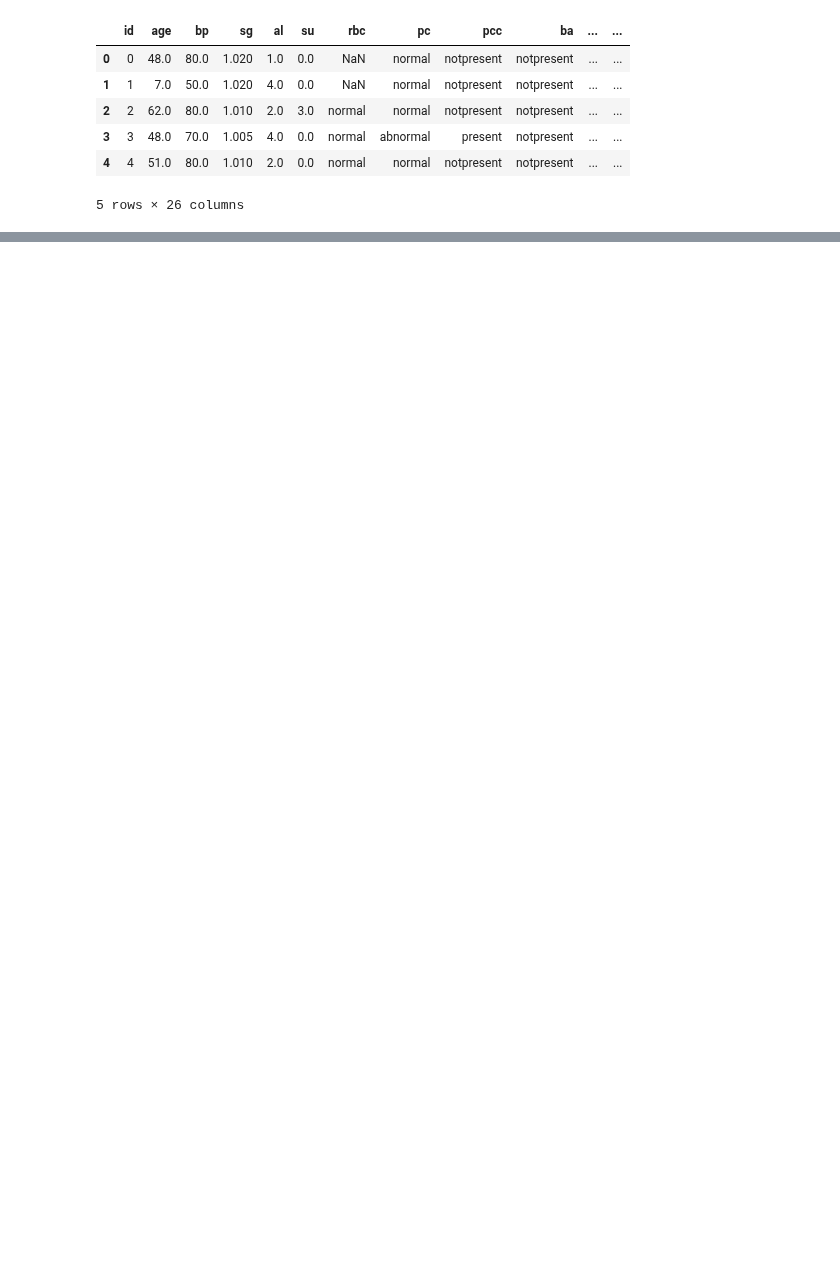
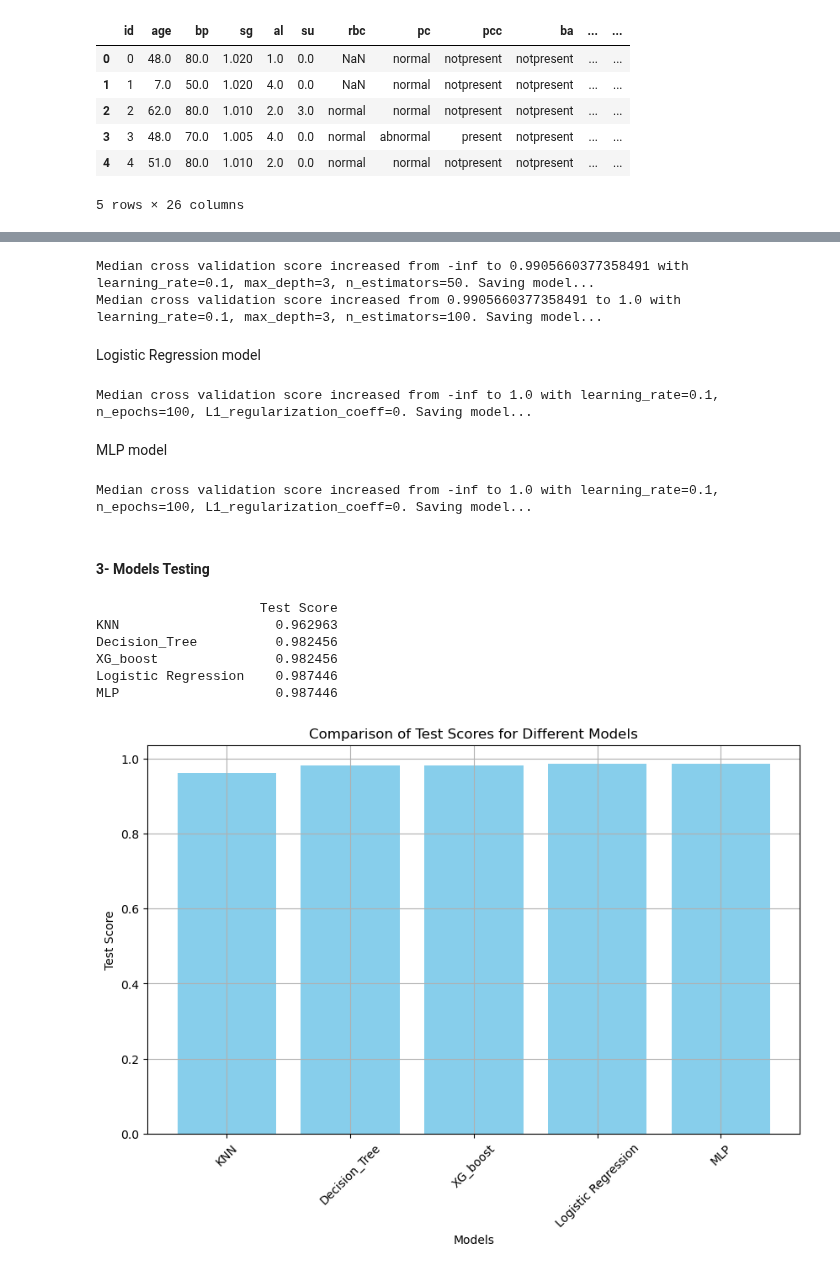
Before and after one commit to HamidMahamat/Development_project, a Jupyter notebook: main.ipynb, the cells around one changed output, grey strips where cells are left out. Saved outputs shown, nothing was run; the diff lists cells and outputs as text; code cells hidden in the pictures; blank space fills up the shorter version.

Commit message:
training and testing the 5 methods on the two datasets

```diff
--- a/main.ipynb
+++ b/main.ipynb
@@ -149,0 +48,3 @@ score
+# %%
+decisiontree_trainer_kd = DecisionTree_trainer()
+model_training(decisiontree_trainer_kd, train_kd_df, cross_val_split_kd, "classification")
@@ -149,0 +56,34 @@ score
+# %%
+XG_boost_trainer_kd = XG_boost_trainer()
+model_training(XG_boost_trainer_kd, train_kd_df, cross_val_split_kd, "classification")
+# %% [output]
+Median cross validation score increased from -inf to 0.9905660377358491 with learning_rate=0.1, max_depth=3, n_estimators=50. Saving model...
+Median cross validation score increased from 0.9905660377358491 to 1.0 with learning_rate=0.1, max_depth=3, n_estimators=100. Saving model...
+# %% [markdown]
+Logistic Regression model
+# %%
+input_size_kd = train_kd_df.shape[1]
+logistic_reg_trainer_kd = logistic_regression_trainer(input_size_kd - 1)
+model_training(logistic_reg_trainer_kd, train_kd_df,cross_val_split_kd,  "classification")
+# %% [output]
+Median cross validation score increased from -inf to 1.0 with learning_rate=0.1, n_epochs=100, L1_regularization_coeff=0. Saving model...
+# %% [markdown]
+MLP model
+# %%
+MLP_trainer_kd = MLP_trainer(input_size_kd - 1)
+model_training(MLP_trainer_kd, train_kd_df,cross_val_split_kd,  "classification")
+# %% [output]
+Median cross validation score increased from -inf to 1.0 with learning_rate=0.1, n_epochs=100, L1_regularization_coeff=0. Saving model...
+# %% [markdown]
+#### 3- Models Testing
+# %%
+models_kd = [Knn_trainer_kd, decisiontree_trainer_kd, XG_boost_trainer_kd, logistic_reg_trainer_kd, MLP_trainer_kd]
+compare_results(models_kd, test_kd_df, "classification")
+# %% [output]
+                     Test Score
+KNN                    0.962963
+Decision_Tree          0.982456
+XG_boost               0.982456
+Logistic Regression    0.987446
+MLP                    0.987446
+[figure, added]
```
Also changed, not shown: parts of 39 cells of this notebook, 1 other file.
